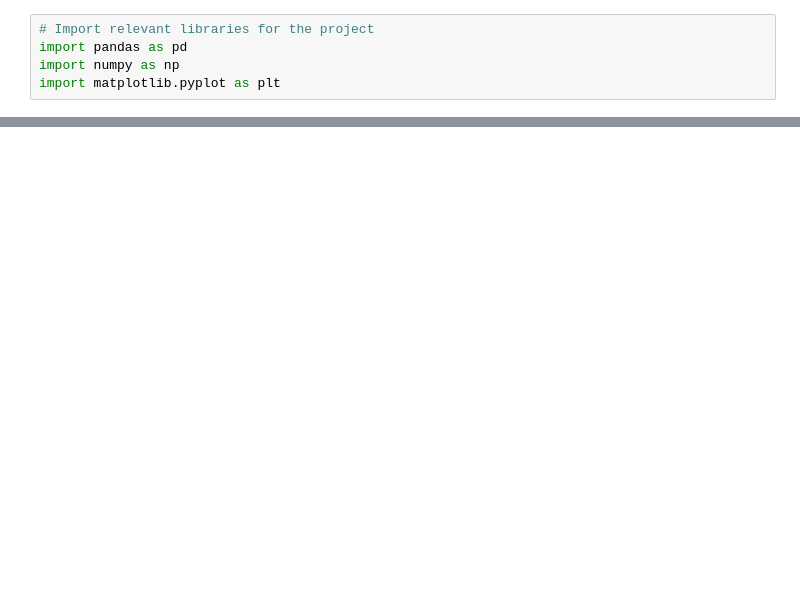
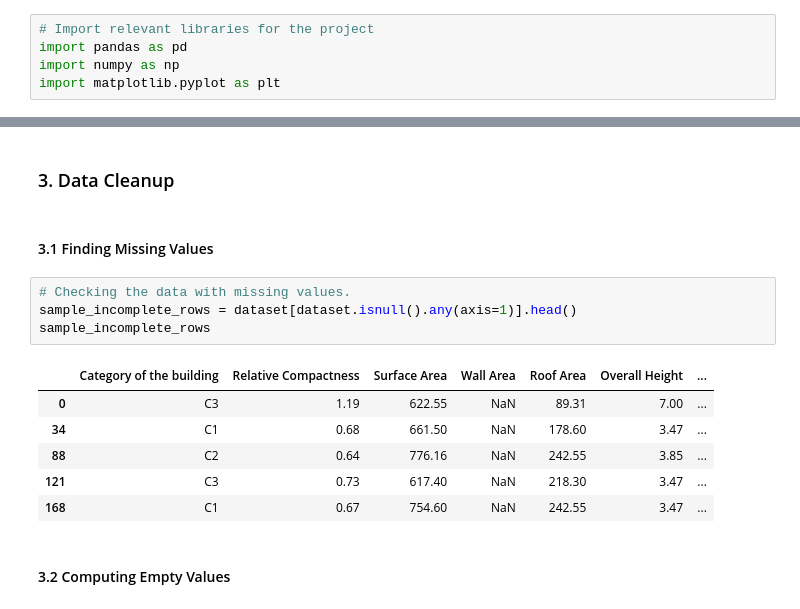
Before and after one commit to carlos-alves-one/ML-Coursework, a Jupyter notebook: regression.ipynb, the cells around one changed output, grey strips where cells are left out. Drawn from its saved outputs; the diff is of its cells as text; blank space fills up the shorter version.

```diff
--- a/regression.ipynb
+++ b/regression.ipynb
@@ -71,0 +169,17 @@ dataset.head()
+# %% [markdown]
+### 3. Data Cleanup
+# %% [markdown]
+#### 3.1 Finding Missing Values
+# %%
+# Checking the data with missing values.
+sample_incomplete_rows = dataset[dataset.isnull().any(axis=1)].head()
+sample_incomplete_rows
+# %% [output]
+|  | Category of the building | Relative Compactness | Surface Area | Wall Area | Roof Area | Overall Height | ... |
+| 0 | C3 | 1.19 | 622.55 | NaN | 89.31 | 7.00 | ... |
+| 34 | C1 | 0.68 | 661.50 | NaN | 178.60 | 3.47 | ... |
+| 88 | C2 | 0.64 | 776.16 | NaN | 242.55 | 3.85 | ... |
+| 121 | C3 | 0.73 | 617.40 | NaN | 218.30 | 3.47 | ... |
+| 168 | C1 | 0.67 | 754.60 | NaN | 242.55 | 3.47 | ... |
+# %% [markdown]
+#### 3.2 Computing Empty Values
```
Also changed, not shown: parts of 21 cells of this notebook, 2 other files.
